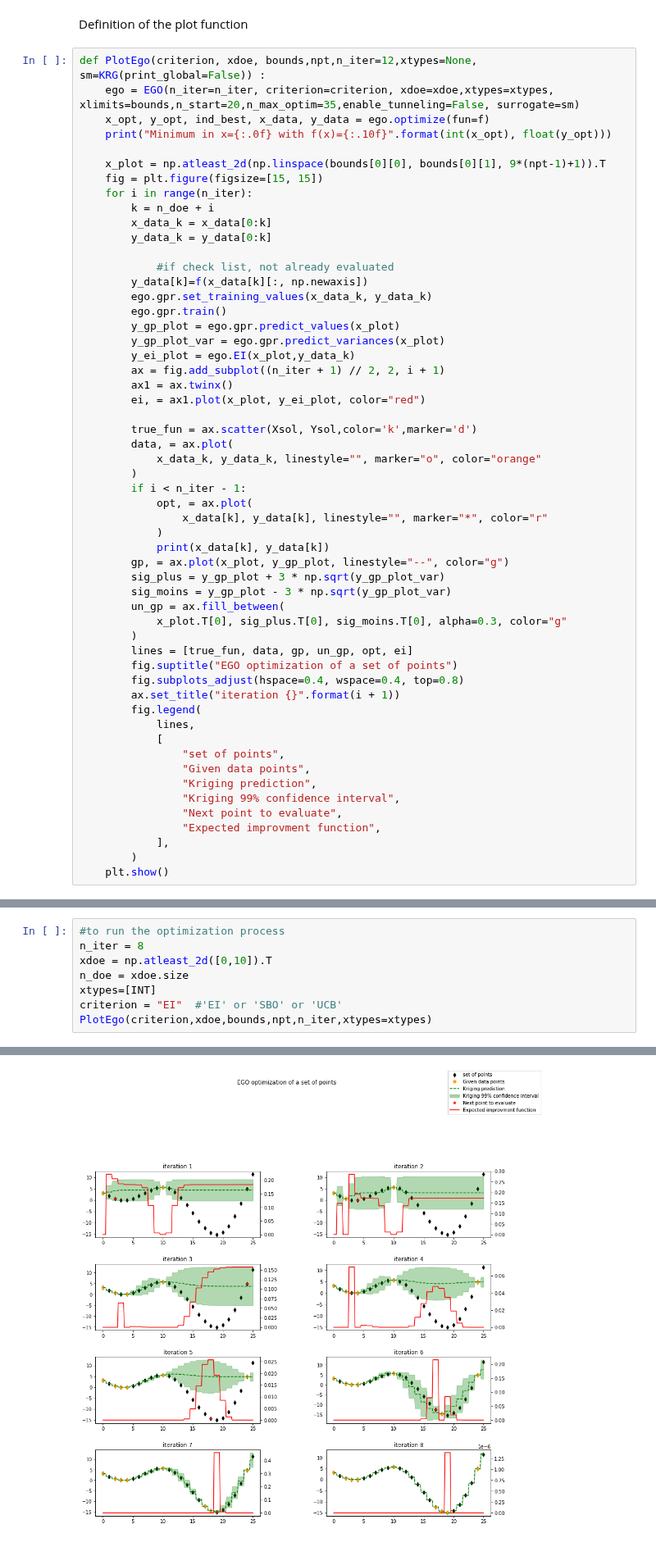
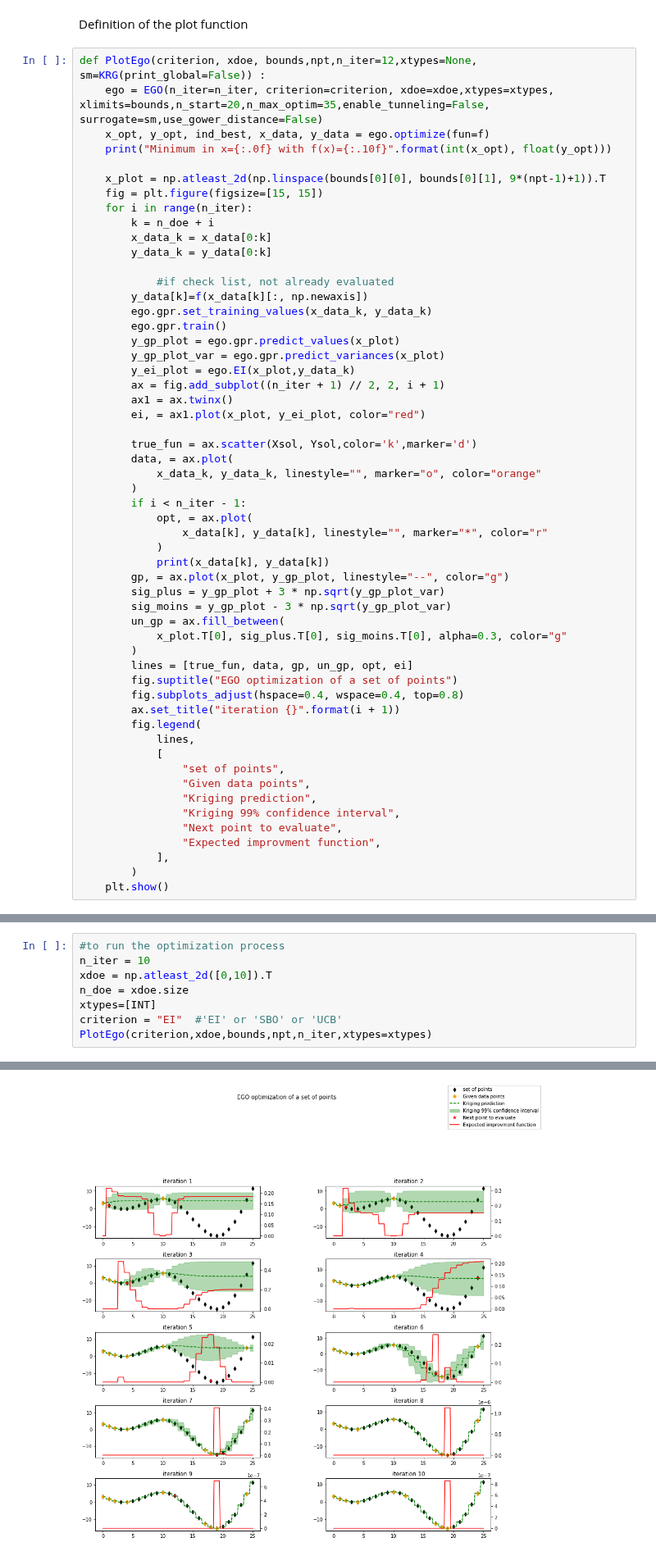
Before and after one commit to SMTorg/smt, a Jupyter notebook: tutorial/SMT_MixedInteger_application.ipynb, the cells around one changed output, grey strips where cells are left out. Shown at 82% size. Cells and saved outputs as stored; diff of their text form.

```diff
--- a/tutorial/SMT_MixedInteger_application.ipynb
+++ b/tutorial/SMT_MixedInteger_application.ipynb
@@ -57,7 +57,7 @@ from smt.applications.mixed_integer import (
 Definition of the plot function
 # %%
 def PlotEgo(criterion, xdoe, bounds,npt,n_iter=12,xtypes=None, sm=KRG(print_global=False)) :
-    ego = EGO(n_iter=n_iter, criterion=criterion, xdoe=xdoe,xtypes=xtypes, xlimits=bounds,n_start=20,n_max_optim=35,enable_tunneling=False, surrogate=sm)
+    ego = EGO(n_iter=n_iter, criterion=criterion, xdoe=xdoe,xtypes=xtypes, xlimits=bounds,n_start=20,n_max_optim=35,enable_tunneling=False, surrogate=sm,use_gower_distance=False)
     x_opt, y_opt, ind_best, x_data, y_data = ego.optimize(fun=f)
     print("Minimum in x={:.0f} with f(x)={:.10f}".format(int(x_opt), float(y_opt)))
 
@@ -139,7 +139,7 @@ Min of the DOE:  -15.121611536143384
 [figure]
 # %%
 #to run the optimization process
-n_iter = 8
+n_iter = 10
 xdoe = np.atleast_2d([0,10]).T
 n_doe = xdoe.size
 xtypes=[INT]
@@ -157,4 +163,4 @@ Minimum in x=19 with f(x)=-15.1216115361
-[figure, old version]
+[figure, new version]
 # %% [markdown]
 On this 1D test case, 4 iterations are required to find the global minimum, evaluated at iteration 5.
 # %% [markdown]
```
Also changed, not shown: parts of 9 cells of this notebook, 13 other files.
